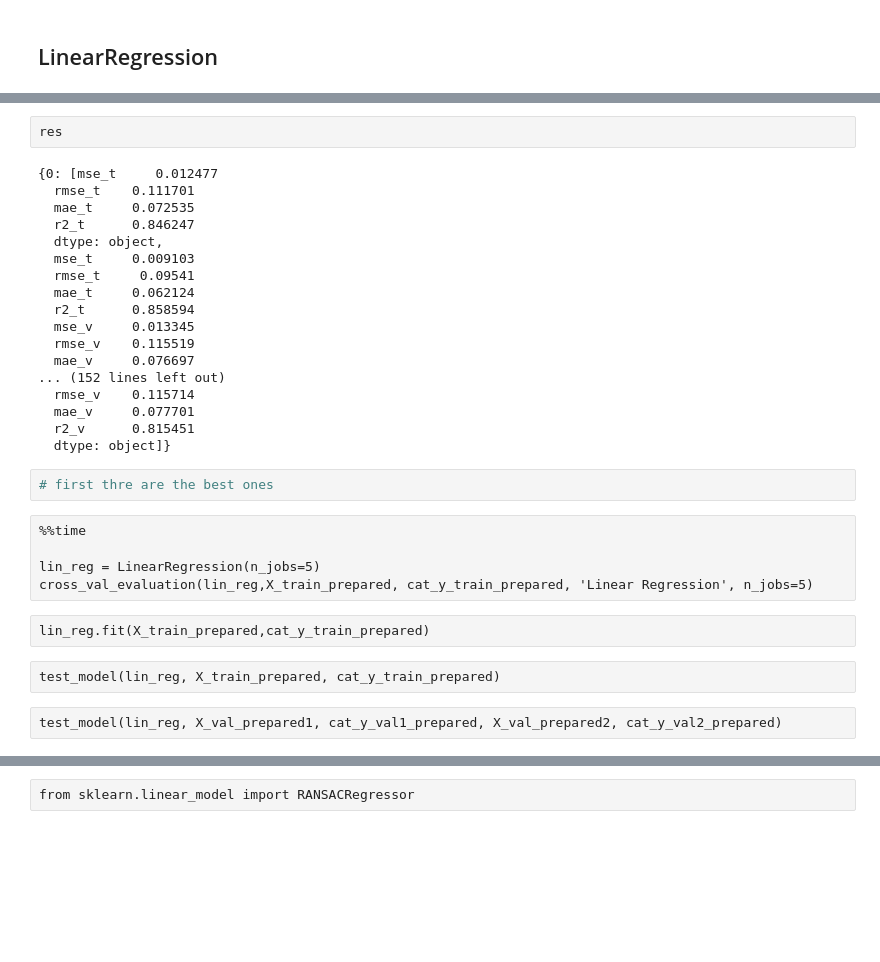
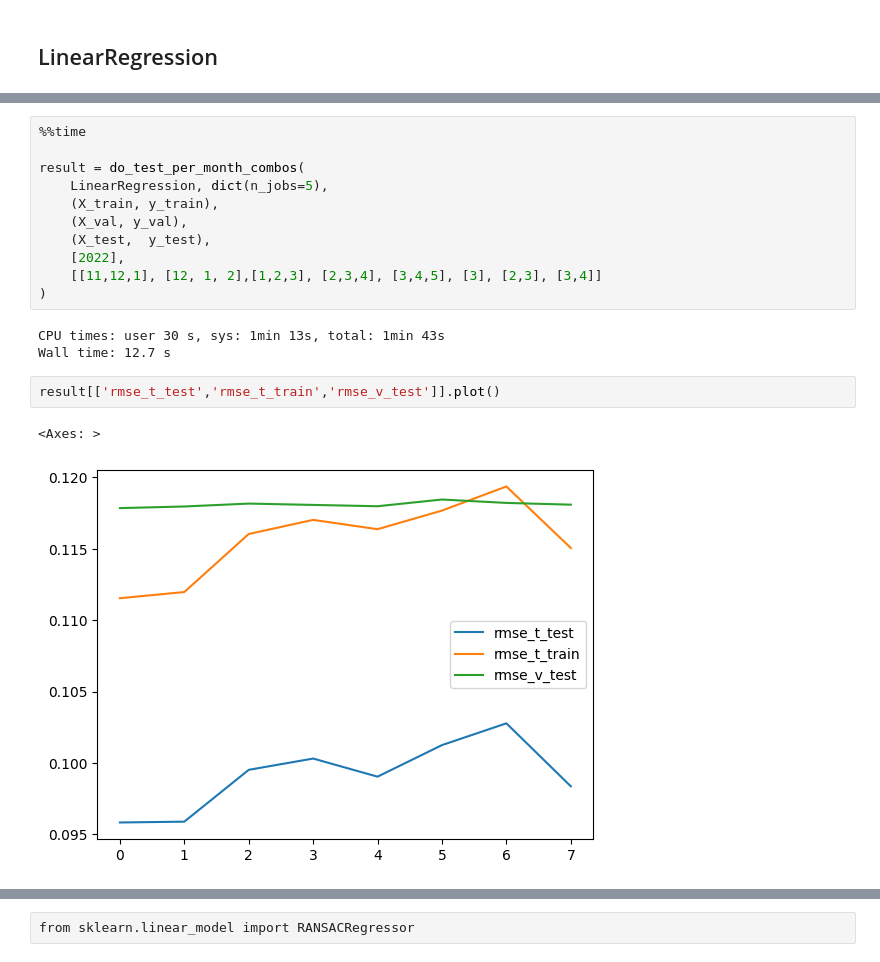
Before and after one commit to or1ol/CaptstoneProject, a Jupyter notebook: dades_complet_v1-6-Prediction.ipynb, the cells around one changed output, grey strips where cells are left out. Saved outputs shown, nothing was run; the diff lists cells and outputs as text; blank space fills up the shorter version.

```diff
--- a/dades_complet_v1-6-Prediction.ipynb
+++ b/dades_complet_v1-6-Prediction.ipynb
@@ -310,33 +543,19 @@ dtype: object]
 # %%
-res
+%%time
+
+result = do_test_per_month_combos(
+    LinearRegression, dict(n_jobs=5),
+    (X_train, y_train),
+    (X_val, y_val),
+    (X_test,  y_test),
+    [2022],
+    [[11,12,1], [12, 1, 2],[1,2,3], [2,3,4], [3,4,5], [3], [2,3], [3,4]]
+)
 # %% [output]
-{0: [mse_t     0.012477
-  rmse_t    0.111701
-  mae_t     0.072535
-  r2_t      0.846247
-  dtype: object,
-  mse_t     0.009103
-  rmse_t     0.09541
-  mae_t     0.062124
-  r2_t      0.858594
-  mse_v     0.013345
-  rmse_v    0.115519
-  mae_v     0.076697
-... (152 lines left out)
-  rmse_v    0.115714
-  mae_v     0.077701
-  r2_v      0.815451
-  dtype: object]}
+CPU times: user 30 s, sys: 1min 13s, total: 1min 43s
+Wall time: 12.7 s
-# %%
-# first thre are the best ones
-# %% [raw]
-%%time
-
-lin_reg = LinearRegression(n_jobs=5)
-cross_val_evaluation(lin_reg,X_train_prepared, cat_y_train_prepared, 'Linear Regression', n_jobs=5)
-# %% [raw]
-lin_reg.fit(X_train_prepared,cat_y_train_prepared)
-# %% [raw]
-test_model(lin_reg, X_train_prepared, cat_y_train_prepared)
-# %% [raw]
-test_model(lin_reg, X_val_prepared1, cat_y_val1_prepared, X_val_prepared2, cat_y_val2_prepared)
+# %%
+result[['rmse_t_test','rmse_t_train','rmse_v_test']].plot()
+# %% [output]
+<Axes: >
+[figure, added]
```
Also changed, not shown: parts of 109 cells of this notebook, 6 other files.
